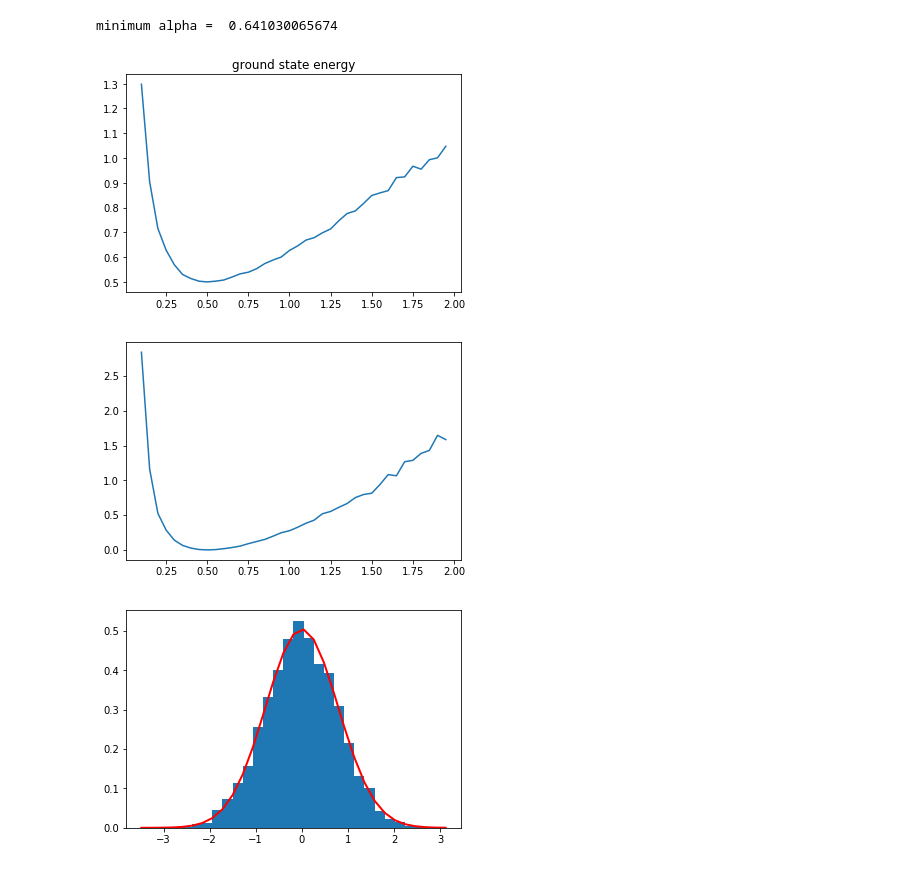
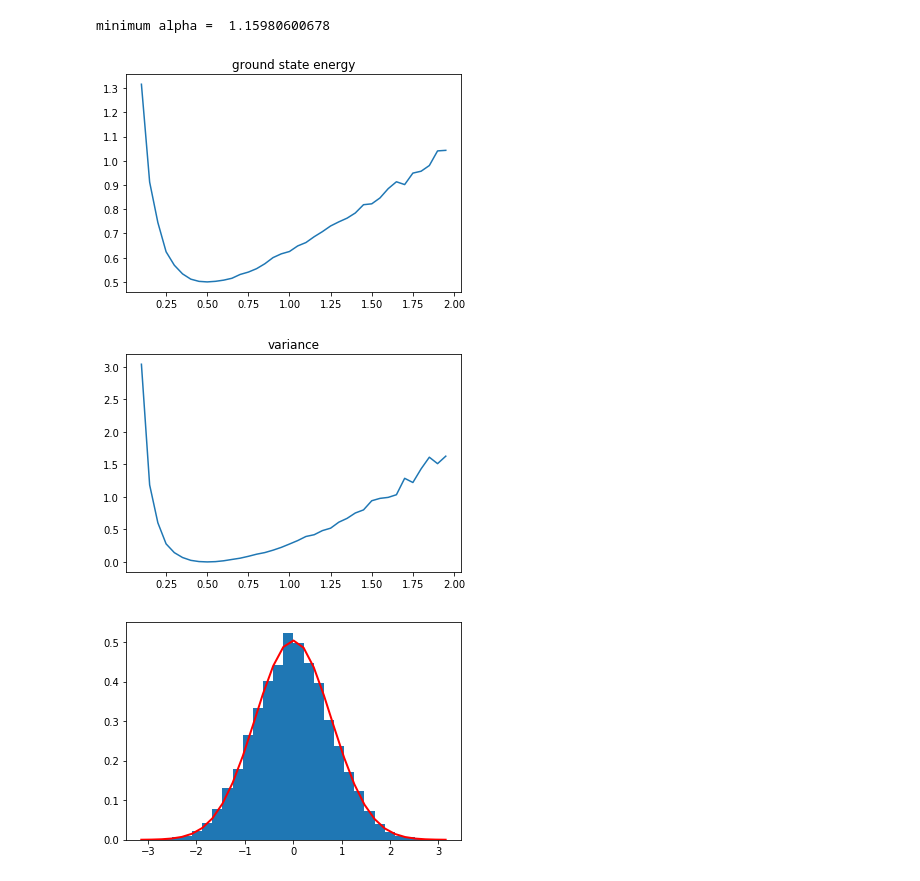
Before and after one commit to vincevdk/quantum-monte-carlo, a Jupyter notebook: quantum_vmc.ipynb, the cells around one changed output. Drawn from its saved outputs; the diff is of its cells as text; code cells hidden in the pictures.

```diff
--- a/quantum_vmc.ipynb
+++ b/quantum_vmc.ipynb
@@ -41,11 +41,12 @@ def derivative_E(alpha):
     sigma = 1/np.sqrt(4*alpha)
     prob_dens = normal_dis(sigma)
     E_loc = alpha + (prob_dens**2)*(0.5-2*alpha**2)
-    deriv_E = 2*(expectation_value(-E_loc*prob_dens**2)-expectation_value(-prob_dens**2))
+    E_ground = expectation_value(E_loc)
+    deriv_E = 2*(expectation_value(-E_loc*prob_dens**2) - E_ground*expectation_value(-prob_dens**2))
     return(deriv_E)
 
 def minimization_alpha():
-    alpha_start = 0.7
+    alpha_start = 1.2
     gamma = 0.1
     tol = 0.001
     max_it = 1000
@@ -96,35 +97,35 @@ def metropolis_algorithm(N, alpha):
 ## run program
 
 E_ground, variance = vmc()
 minimization_alpha()
 
 
 
 ## plots
 
 plt.figure()
 plt.plot(alpha, E_ground)
 plt.title('ground state energy')
 
 plt.figure()
 plt.plot(alpha, variance)
-plt.title('vari')
+plt.title('variance')
 
 
 
 ## histogram probability distribution function
 
 alpha = 0.4
 sigma = 1/np.sqrt(4*alpha)
 density = normal_dis(sigma)
 
 plt.figure()
 count, bins, ignored = plt.hist(density, 30, density=True)
 plt.plot(bins, 1/(sigma * np.sqrt(2 * np.pi)) *
 np.exp( - (bins)**2 / (2 * sigma**2) ),linewidth=2, color='r')
 plt.show()
 # %% [output]
-minimum alpha =  0.641030065674
+minimum alpha =  1.15980600678
-[figure, old version]
+[figure, new version]
-[figure, old version]
+[figure, new version]
-[figure, old version]
+[figure, new version]
```
Also changed, not shown: parts of 1 cell of this notebook.
